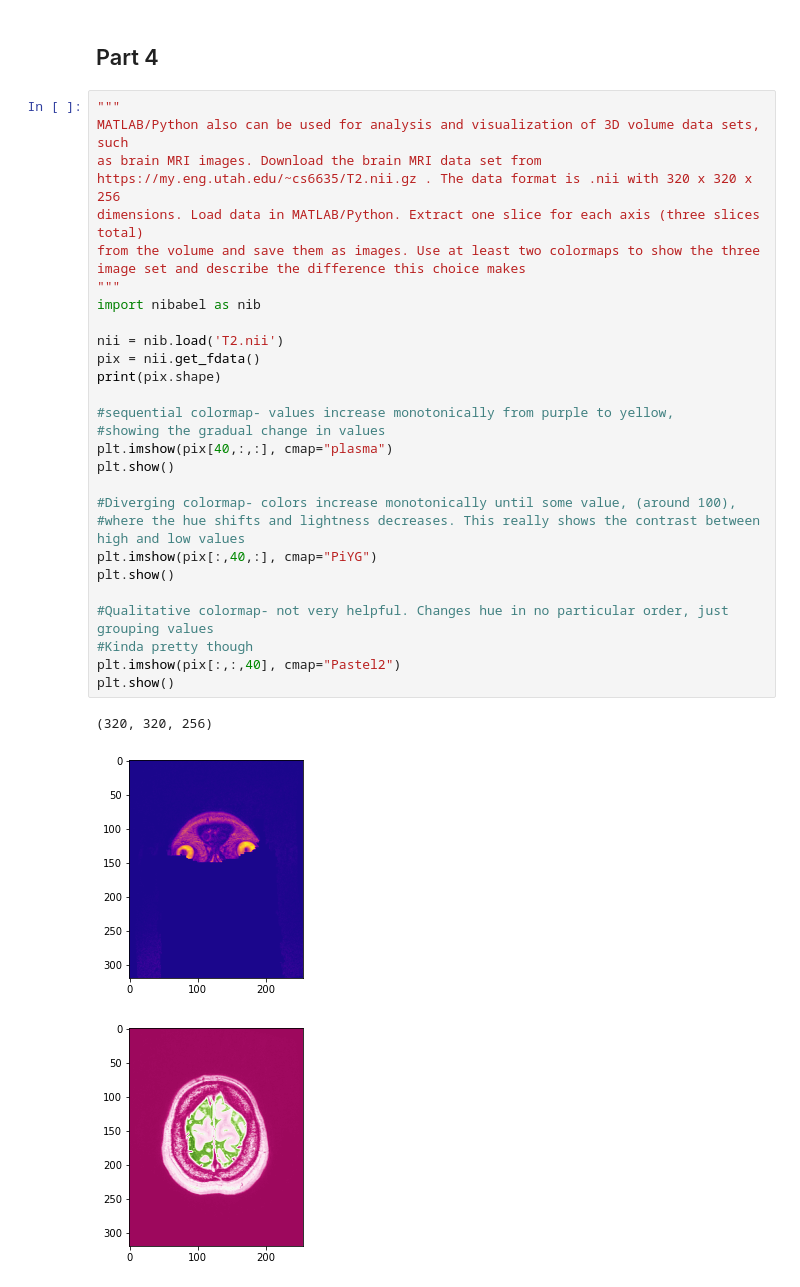
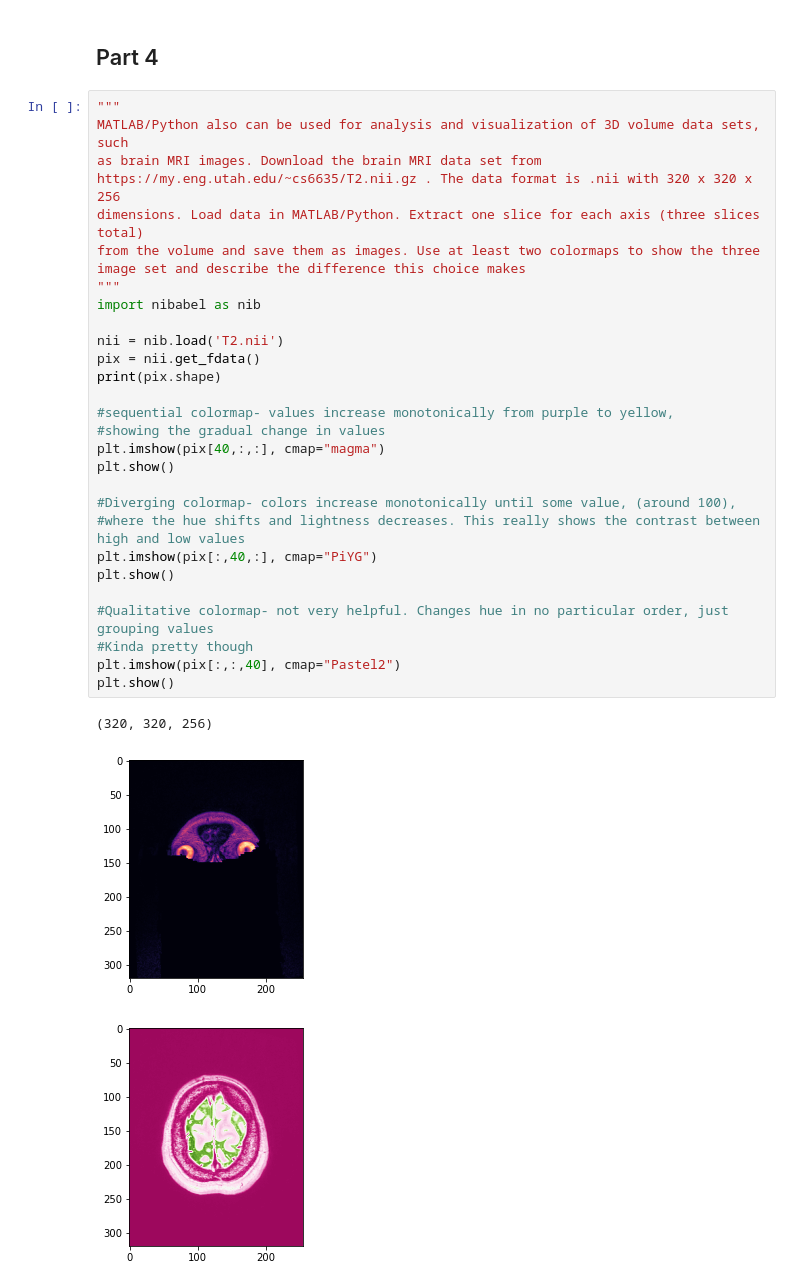
Before and after one commit to sarkunz/CS6635-Assign1, a Jupyter notebook: assign1.ipynb, the cells around one changed output. Drawn from its saved outputs; the diff is of its cells as text.

```diff
--- a/assign1.ipynb
+++ b/assign1.ipynb
@@ -349,33 +370,33 @@ Pros:
 # %%
 """
 MATLAB/Python also can be used for analysis and visualization of 3D volume data sets, such
 as brain MRI images. Download the brain MRI data set from
 https://my.eng.utah.edu/~cs6635/T2.nii.gz . The data format is .nii with 320 x 320 x 256
 dimensions. Load data in MATLAB/Python. Extract one slice for each axis (three slices total)
 from the volume and save them as images. Use at least two colormaps to show the three image set and describe the difference this choice makes
 """
 import nibabel as nib
 
 nii = nib.load('T2.nii')
 pix = nii.get_fdata()
 print(pix.shape)
 
 #sequential colormap- values increase monotonically from purple to yellow,
 #showing the gradual change in values
-plt.imshow(pix[40,:,:], cmap="plasma")
+plt.imshow(pix[40,:,:], cmap="magma")
 plt.show()
 
 #Diverging colormap- colors increase monotonically until some value, (around 100),
 #where the hue shifts and lightness decreases. This really shows the contrast between high and low values
 plt.imshow(pix[:,40,:], cmap="PiYG")
 plt.show()
 
 #Qualitative colormap- not very helpful. Changes hue in no particular order, just grouping values
 #Kinda pretty though
 plt.imshow(pix[:,:,40], cmap="Pastel2")
 plt.show()
 # %% [output]
 (320, 320, 256)
-[figure, old version]
+[figure, new version]
 [figure]
 [figure]
```
Also changed, not shown: parts of 3 cells of this notebook.
